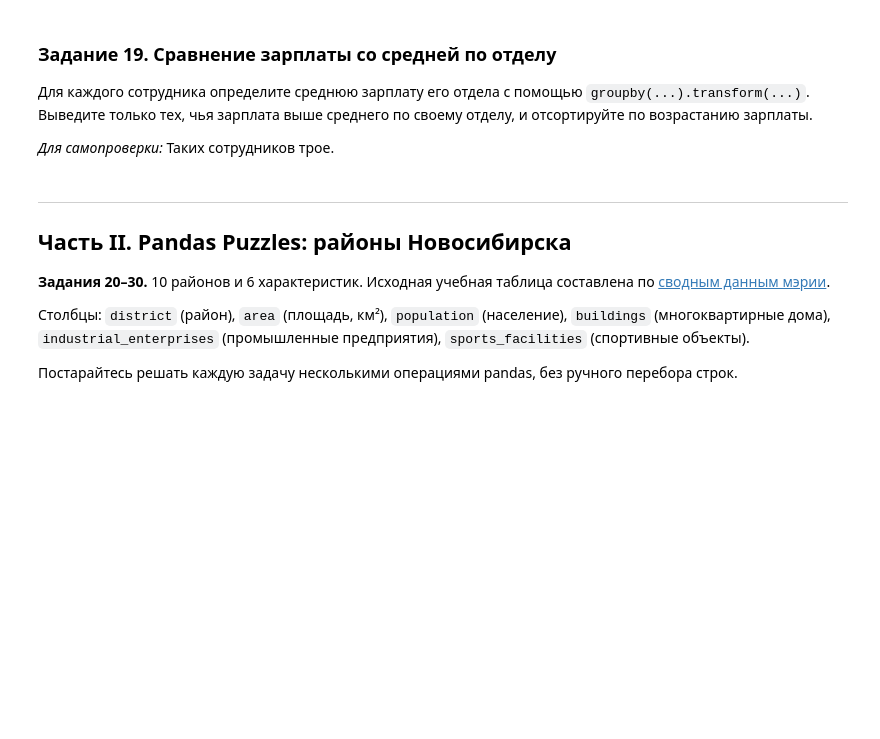
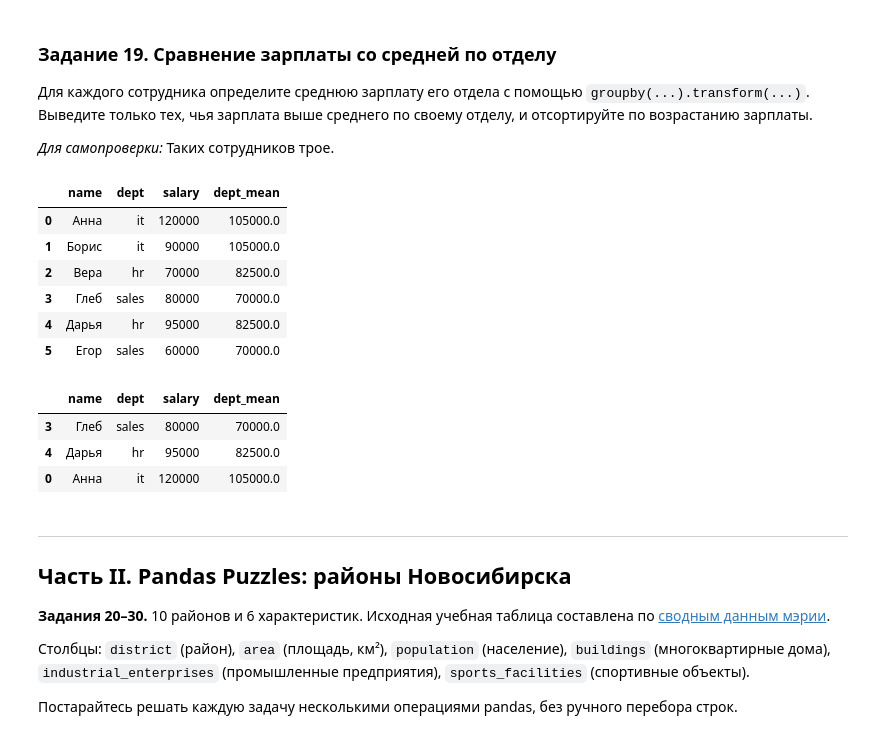
Before and after one commit to Sashaprok22/NSUTasks, a Jupyter notebook: MachineLearning/packs/8/lesson_8.ipynb, the cells around one changed output. Saved outputs shown, nothing was run; the diff lists cells and outputs as text; code cells hidden in the pictures; blank space fills up the shorter version.

```diff
--- a/MachineLearning/packs/8/lesson_8.ipynb
+++ b/MachineLearning/packs/8/lesson_8.ipynb
@@ -317,7 +535,21 @@ msk = pd.DataFrame({'name':['Глеб','Анна','Дарья']})
 
 *Для самопроверки:* Таких сотрудников трое.
 # %%
-# Ваше решение
+emp_with_mean = emp.assign(dept_mean=emp.groupby('dept')['salary'].transform('mean'))
+display(emp_with_mean)
+display(emp_with_mean.loc[emp_with_mean['salary'] > emp_with_mean['dept_mean']].sort_values('salary'))
+# %% [output]
+|  | name | dept | salary | dept_mean |
+| 0 | Анна | it | 120000 | 105000.0 |
+| 1 | Борис | it | 90000 | 105000.0 |
+| 2 | Вера | hr | 70000 | 82500.0 |
+| 3 | Глеб | sales | 80000 | 70000.0 |
+| 4 | Дарья | hr | 95000 | 82500.0 |
+| 5 | Егор | sales | 60000 | 70000.0 |
+|  | name | dept | salary | dept_mean |
+| 3 | Глеб | sales | 80000 | 70000.0 |
+| 4 | Дарья | hr | 95000 | 82500.0 |
+| 0 | Анна | it | 120000 | 105000.0 |
 # %% [markdown]
 ---
 
```
Also changed, not shown: parts of 39 cells of this notebook.
